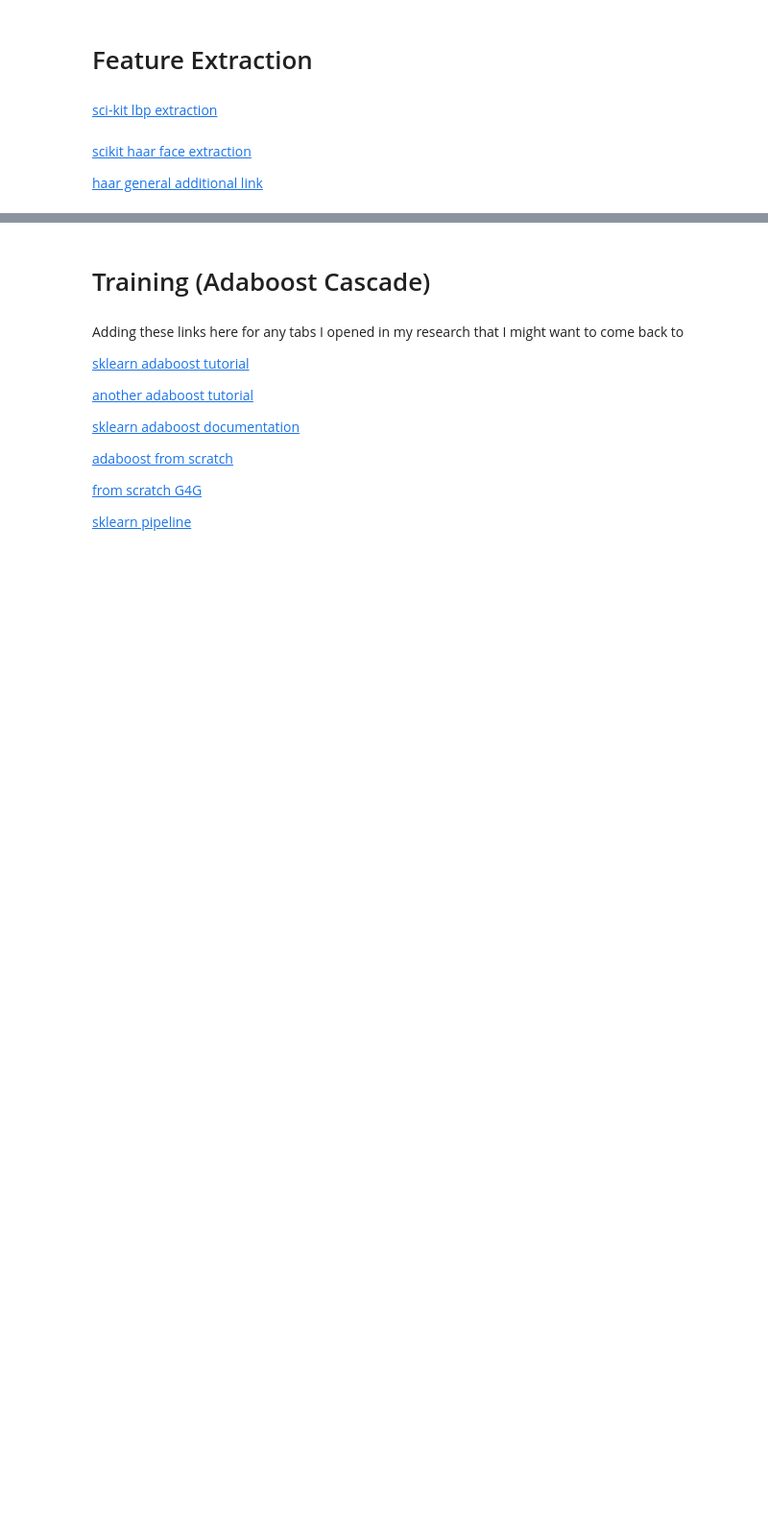
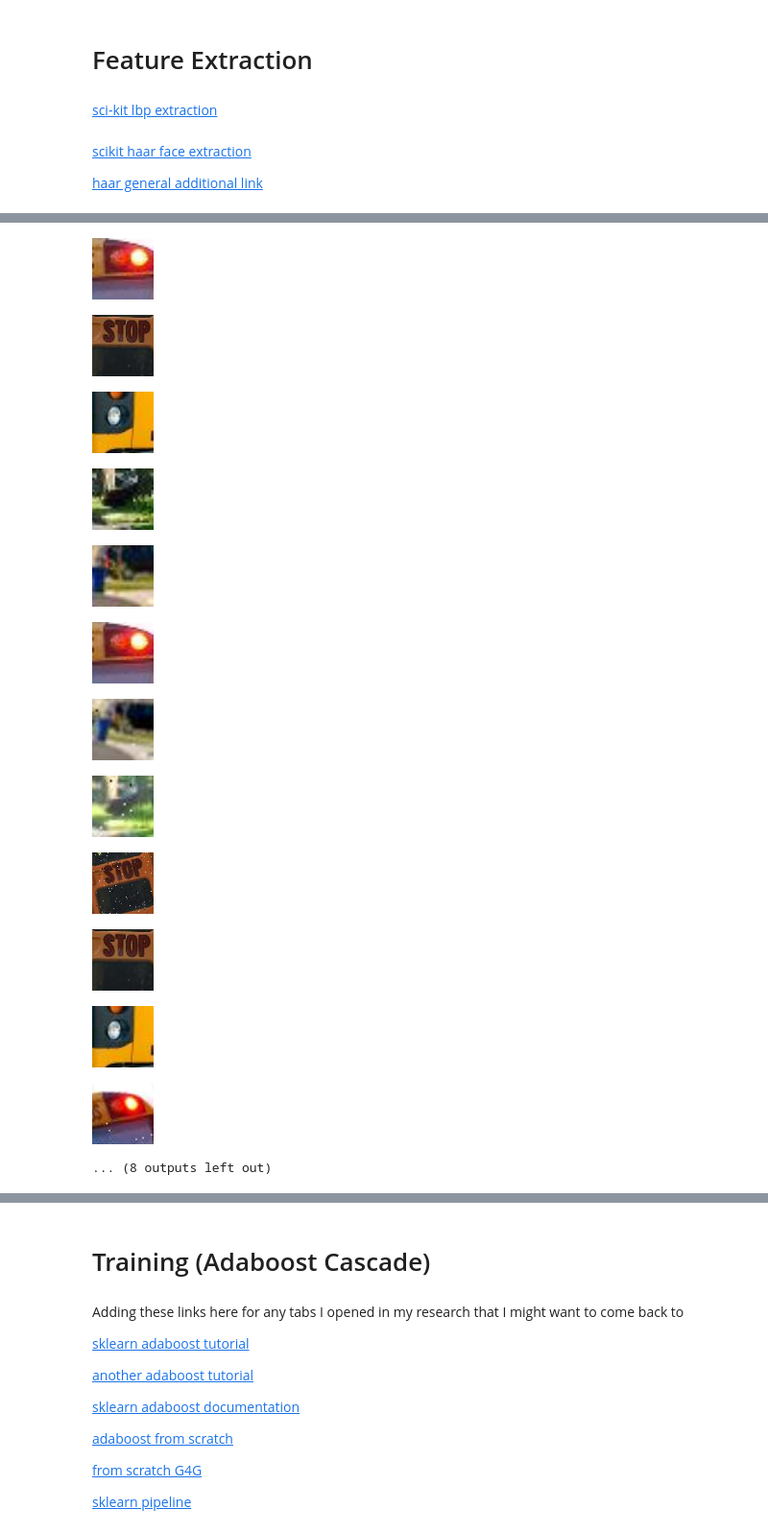
Before and after one commit to tessamitchell/SchoolBusStopSignDetection, a Jupyter notebook: FinalProject.ipynb, the cells around one changed output, grey strips where cells are left out. Shown at 96% size. Saved outputs shown, nothing was run; the diff lists cells and outputs as text; code cells hidden in the pictures; blank space fills up the shorter version.

```diff
--- a/FinalProject.ipynb
+++ b/FinalProject.ipynb
@@ -106,3 +173,20 @@ def extract_features(img):
+# %%
+for img in neg_images:
+  cv2_imshow(img)
+# %% [output]
+[figure, added]
+[figure, added]
+[figure, added]
+[figure, added]
+[figure, added]
+[figure, added]
+[figure, added]
+[figure, added]
+[figure, added]
+[figure, added]
+[figure, added]
+[figure, added]
+... (8 outputs left out)
 # %%
 X_features=[]
 y_labels=[]
```
Also changed, not shown: parts of 19 cells of this notebook.
